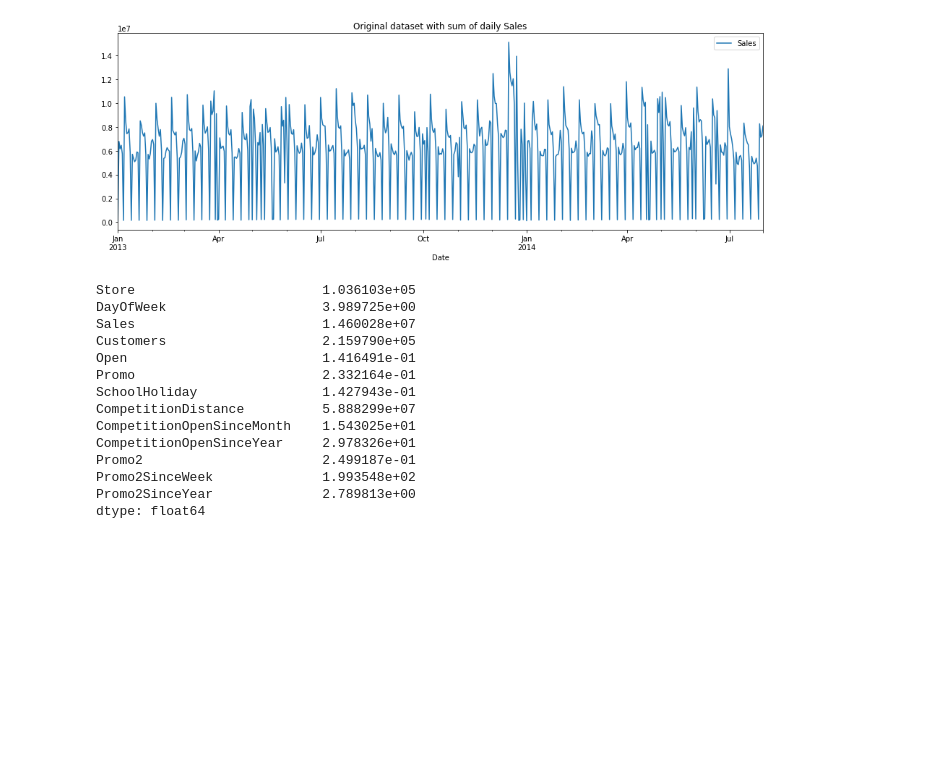
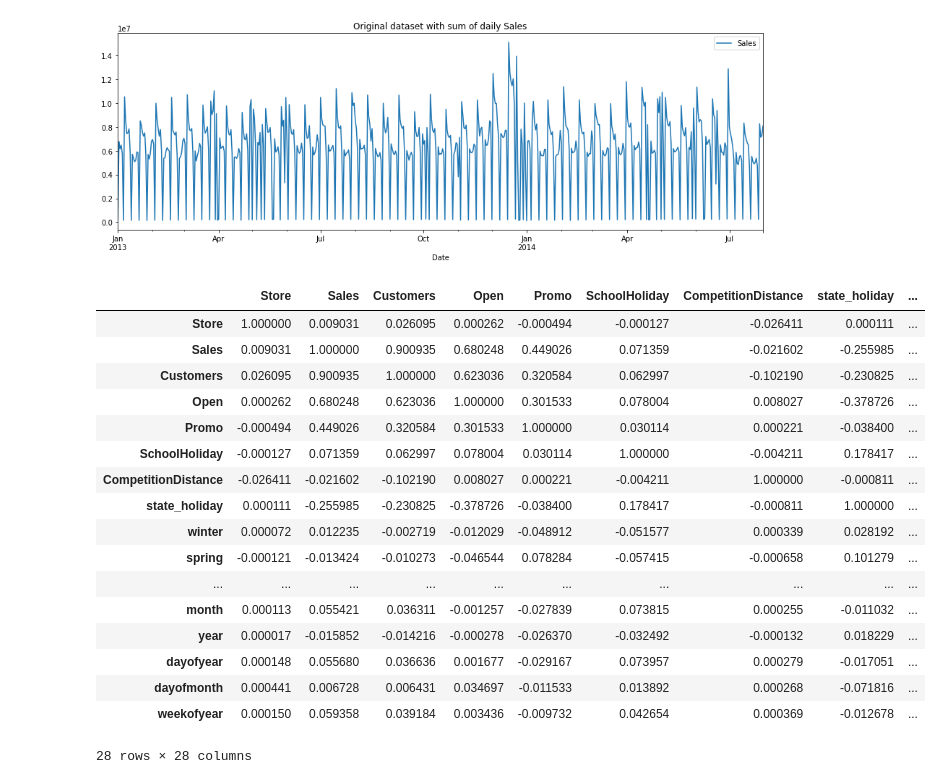
Before and after one commit to ninathumser/Minicomp_Team3, a Jupyter notebook: Nina.ipynb, the cells around one changed output. Drawn from its saved outputs; the diff is of its cells as text; code cells hidden in the pictures; blank space fills up the shorter version.

```diff
--- a/Nina.ipynb
+++ b/Nina.ipynb
@@ -23,23 +23,6 @@ plt.title('Original dataset with sum of daily Sales')
 plt.show()
 # %% [output]
 [figure]
-# %%
-df.var(axis=0)
-# %% [output]
-Store                        1.036103e+05
-DayOfWeek                    3.989725e+00
-Sales                        1.460028e+07
-Customers                    2.159790e+05
-Open                         1.416491e-01
-Promo                        2.332164e-01
-SchoolHoliday                1.427943e-01
-CompetitionDistance          5.888299e+07
-CompetitionOpenSinceMonth    1.543025e+01
-CompetitionOpenSinceYear     2.978326e+01
-Promo2                       2.499187e-01
-Promo2SinceWeek              1.993548e+02
-Promo2SinceYear              2.789813e+00
-dtype: float64
 # %%
 def train_val_split():
     #read in pickle
@@ -63,14 +46,20 @@ def train_val_split():
 data_train, data_val = train_val_split()
 # %%
 def feature_engineering(df):
-    #compute average sales per customer
-    #df.loc[(df['Sales']<=0) | (df['Sales'].isna()), 'sales_per_customer'] = 0
-    #df.loc[df['Sales']>0, 'sales_per_customer'] = df['Sales'] / df['Customers']
-
-    #convert state holiday categories into yes(=1) and no(=0)
+    #convert state holiday categories into categoricals - yes(=1) and no(=0)
     df.loc[df['StateHoliday'].isin(['a', 'b', 'c']), 'state_holiday'] = 1
     df.loc[~df['StateHoliday'].isin(['a', 'b', 'c']), 'state_holiday'] = 0
     df.drop(['StateHoliday'], axis=1, inplace=True)
+
+    #create seasons from date
+    df.loc[df['Date'].dt.month.isin([12, 1, 2]), 'winter'] = 1
+    df.loc[~df['Date'].dt.month.isin([12, 1, 2]), 'winter'] = 0
+    df.loc[df['Date'].dt.month.isin([3, 4, 5]), 'spring'] = 1
+    df.loc[~df['Date'].dt.month.isin([3, 4, 5]), 'spring'] = 0
+    df.loc[df['Date'].dt.month.isin([6, 7, 8]), 'summer'] = 1
+    df.loc[~df['Date'].dt.month.isin([6, 7, 8]), 'summer'] = 0
+    df.loc[df['Date'].dt.month.isin([9, 10, 11]), 'fall'] = 1
+    df.loc[~df['Date'].dt.month.isin([9, 10, 11]), 'fall'] = 0
 
     #One hot encoding for store type, assortment
     cols = ['StoreType', 'Assortment']
@@ -87,7 +76,6 @@ def feature_engineering(df):
     comp = df['Competition_open_since'] <= df['Date']
     df.loc[comp, 'competition_active'] = 1
     df.loc[~comp, 'competition_active'] = 0
-
 
     #convert Promo 2 week-year into datetime
     df['helper_date'] = df.Promo2SinceYear * 1000 + df.Promo2SinceWeek * 10 + 0
@@ -139,5 +128,24 @@ train_enh = feature_engineering(data_train)
 # %%
-train_enh
+train_enh.corr()
+# %% [output]
+|  | Store | Sales | Customers | Open | Promo | SchoolHoliday | CompetitionDistance | state_holiday | ... |
+| Store | 1.000000 | 0.009031 | 0.026095 | 0.000262 | -0.000494 | -0.000127 | -0.026411 | 0.000111 | ... |
+| Sales | 0.009031 | 1.000000 | 0.900935 | 0.680248 | 0.449026 | 0.071359 | -0.021602 | -0.255985 | ... |
+| Customers | 0.026095 | 0.900935 | 1.000000 | 0.623036 | 0.320584 | 0.062997 | -0.102190 | -0.230825 | ... |
+| Open | 0.000262 | 0.680248 | 0.623036 | 1.000000 | 0.301533 | 0.078004 | 0.008027 | -0.378726 | ... |
+| Promo | -0.000494 | 0.449026 | 0.320584 | 0.301533 | 1.000000 | 0.030114 | 0.000221 | -0.038400 | ... |
+| SchoolHoliday | -0.000127 | 0.071359 | 0.062997 | 0.078004 | 0.030114 | 1.000000 | -0.004211 | 0.178417 | ... |
+| CompetitionDistance | -0.026411 | -0.021602 | -0.102190 | 0.008027 | 0.000221 | -0.004211 | 1.000000 | -0.000811 | ... |
+| state_holiday | 0.000111 | -0.255985 | -0.230825 | -0.378726 | -0.038400 | 0.178417 | -0.000811 | 1.000000 | ... |
+| winter | 0.000072 | 0.012235 | -0.002719 | -0.012029 | -0.048912 | -0.051577 | 0.000339 | 0.028192 | ... |
+| spring | -0.000121 | -0.013424 | -0.010273 | -0.046544 | 0.078284 | -0.057415 | -0.000658 | 0.101279 | ... |
+| ... | ... | ... | ... | ... | ... | ... | ... | ... | ... |
+| month | 0.000113 | 0.055421 | 0.036311 | -0.001257 | -0.027839 | 0.073815 | 0.000255 | -0.011032 | ... |
+| year | 0.000017 | -0.015852 | -0.014216 | -0.000278 | -0.026370 | -0.032492 | -0.000132 | 0.018229 | ... |
+| dayofyear | 0.000148 | 0.055680 | 0.036636 | 0.001677 | -0.029167 | 0.073957 | 0.000279 | -0.017051 | ... |
+| dayofmonth | 0.000441 | 0.006728 | 0.006431 | 0.034697 | -0.011533 | 0.013892 | 0.000268 | -0.071816 | ... |
+| weekofyear | 0.000150 | 0.059358 | 0.039184 | 0.003436 | -0.009732 | 0.042654 | 0.000369 | -0.012678 | ... |
+28 rows × 28 columns
 # %%
 fig = plt.figure(figsize=(15, 10))
 sns.heatmap(train_enh.corr())
```
Also changed, not shown: parts of 23 cells of this notebook.
